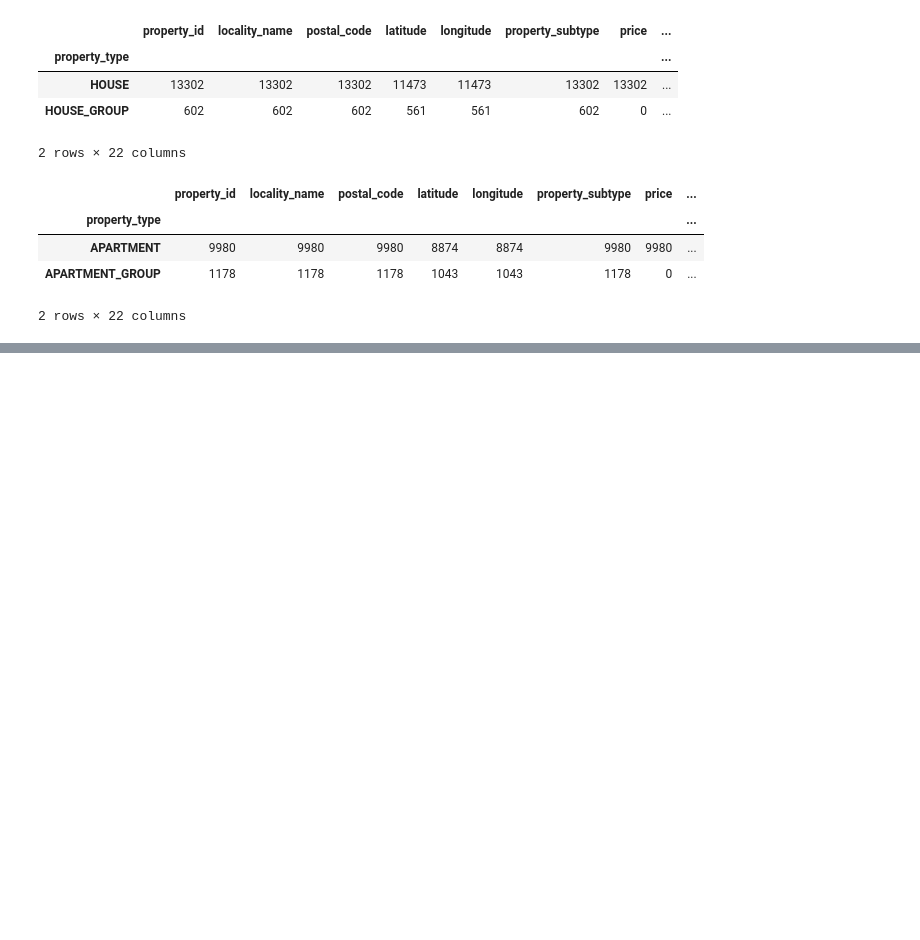
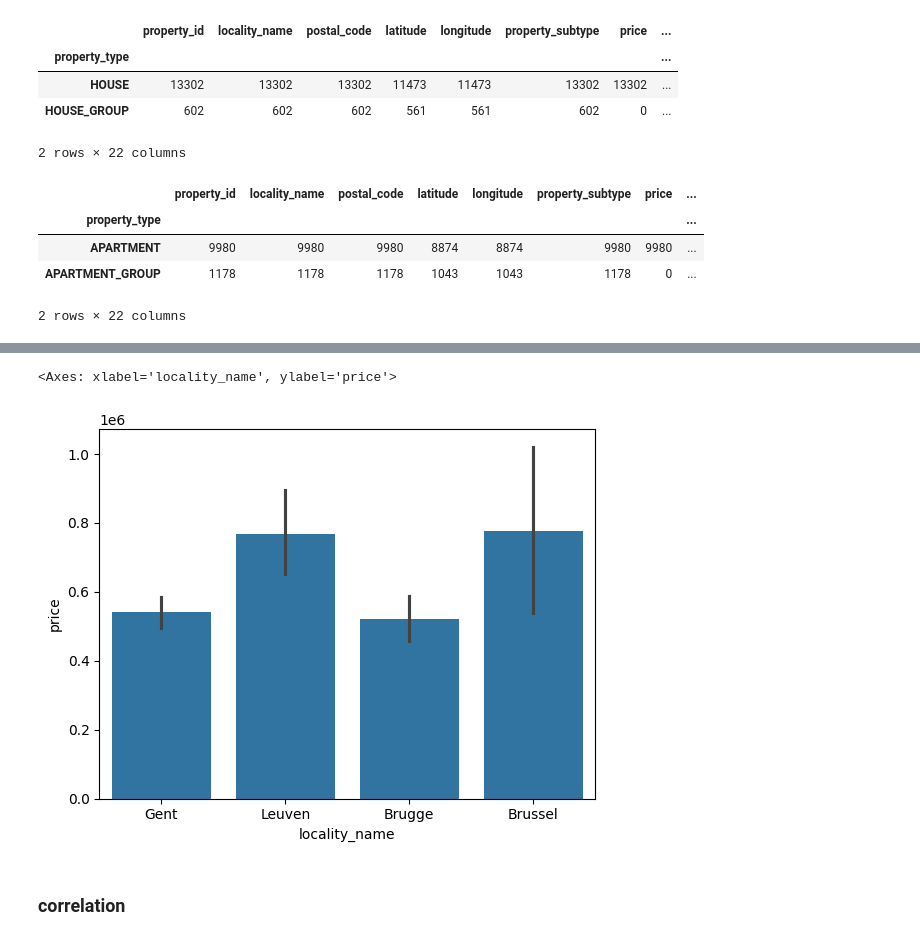
Before and after one commit to NathNacht/immo-eliza-scraping-immozila-Cleaning-EDA, a Jupyter notebook: analyses/sem.ipynb, the cells around one changed output, grey strips where cells are left out. Cells and saved outputs as stored; diff of their text form; code cells hidden in the pictures; blank space fills up the shorter version.

Commit message:
correlation visuals

```diff
--- a/analyses/sem.ipynb
+++ b/analyses/sem.ipynb
@@ -133,0 +139,5 @@ app.groupby("property_type").count()
+# %%
+Cleanurl = r"..\data\cleaned\clean_app.csv"
+app = pd.read_csv(Cleanurl, sep=",")
+Cleanurl = r"..\data\cleaned\clean_house.csv"
+house = pd.read_csv(Cleanurl, sep=",")
@@ -133,0 +172,2 @@ app.groupby("property_type").count()
+# %%
+locatie = house[["locality_name", "price"]]
@@ -133,0 +209,2 @@ app.groupby("property_type").count()
+# %%
+locationHead = locatie[locatie["locality_name"].isin(["Gent", "Brugge", "Brussel", "Leuven"])]
@@ -133,0 +225,9 @@ app.groupby("property_type").count()
+# %%
+sns.barplot(x="locality_name",
+            y="price",
+            data=locationHead)
+# %% [output]
+<Axes: xlabel='locality_name', ylabel='price'>
+[figure, added]
+# %% [markdown]
+### correlation
```
Also changed, not shown: parts of 50 cells of this notebook.
